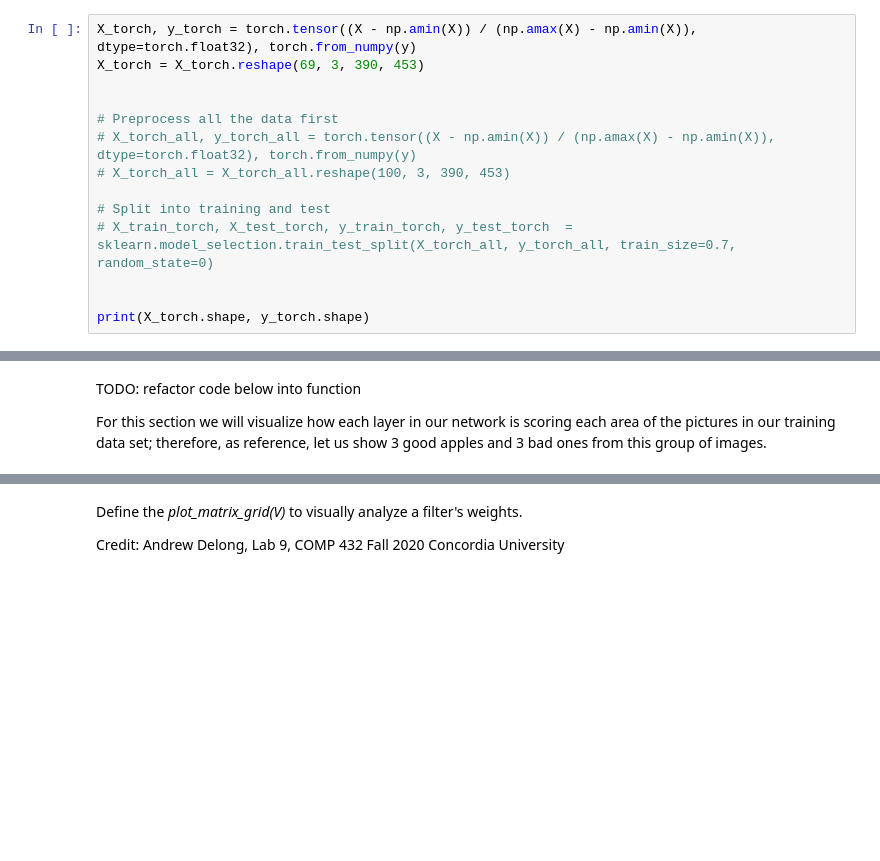
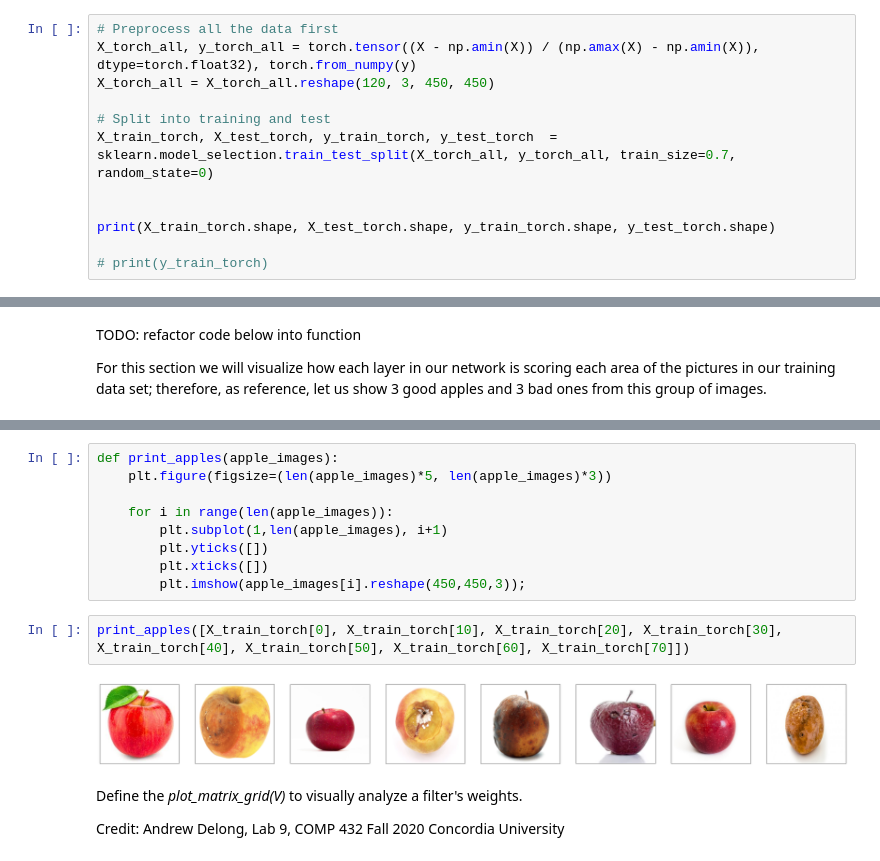
Before and after one commit to BennyP69/AppleStateIdentifier, a Jupyter notebook: Apple_State_Identifier.ipynb, the cells around one changed output, grey strips where cells are left out. Cells and saved outputs as stored; diff of their text form; blank space fills up the shorter version.

```diff
--- a/Apple_State_Identifier.ipynb
+++ b/Apple_State_Identifier.ipynb
@@ -104,14 +86,12 @@ For our convolutional neural network to take in data, we have to convert our _X_
 # %%
-X_torch, y_torch = torch.tensor((X - np.amin(X)) / (np.amax(X) - np.amin(X)), dtype=torch.float32), torch.from_numpy(y)
-X_torch = X_torch.reshape(69, 3, 390, 453)
+# Preprocess all the data first
+X_torch_all, y_torch_all = torch.tensor((X - np.amin(X)) / (np.amax(X) - np.amin(X)), dtype=torch.float32), torch.from_numpy(y)
+X_torch_all = X_torch_all.reshape(120, 3, 450, 450)
+
+# Split into training and test
+X_train_torch, X_test_torch, y_train_torch, y_test_torch  = sklearn.model_selection.train_test_split(X_torch_all, y_torch_all, train_size=0.7, random_state=0)
 
 
-# Preprocess all the data first
-# X_torch_all, y_torch_all = torch.tensor((X - np.amin(X)) / (np.amax(X) - np.amin(X)), dtype=torch.float32), torch.from_numpy(y)
-# X_torch_all = X_torch_all.reshape(100, 3, 390, 453)
+print(X_train_torch.shape, X_test_torch.shape, y_train_torch.shape, y_test_torch.shape)
 
-# Split into training and test
-# X_train_torch, X_test_torch, y_train_torch, y_test_torch  = sklearn.model_selection.train_test_split(X_torch_all, y_torch_all, train_size=0.7, random_state=0)
-
-
-print(X_torch.shape, y_torch.shape)
+# print(y_train_torch)
@@ -319,3 +364,16 @@ plt.imshow(X_torch[40].reshape(390,453,3));
+# %%
+def print_apples(apple_images):
+    plt.figure(figsize=(len(apple_images)*5, len(apple_images)*3))
+
+    for i in range(len(apple_images)):
+        plt.subplot(1,len(apple_images), i+1)
+        plt.yticks([])
+        plt.xticks([])
+        plt.imshow(apple_images[i].reshape(450,450,3));
+# %%
+print_apples([X_train_torch[0], X_train_torch[10], X_train_torch[20], X_train_torch[30], X_train_torch[40], X_train_torch[50], X_train_torch[60], X_train_torch[70]])
+# %% [output]
+[figure, added]
 # %% [markdown]
 Define the _plot_matrix_grid(V)_ to visually analyze a filter's weights.
 
```
Also changed, not shown: parts of 46 cells of this notebook, 50 other files.
